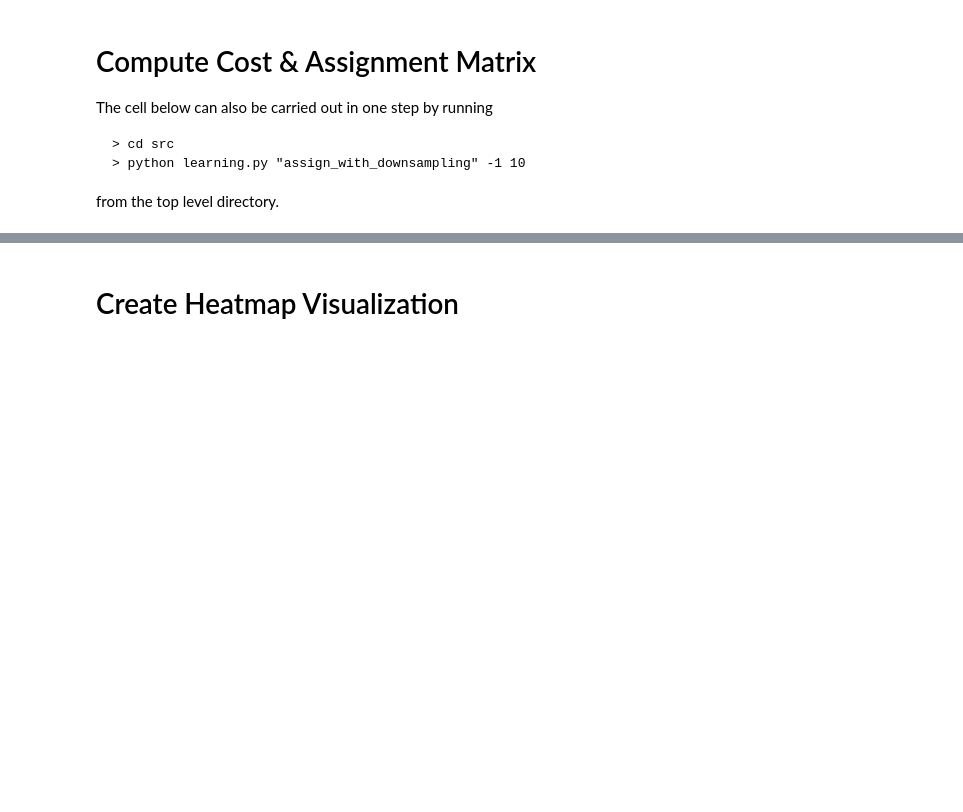
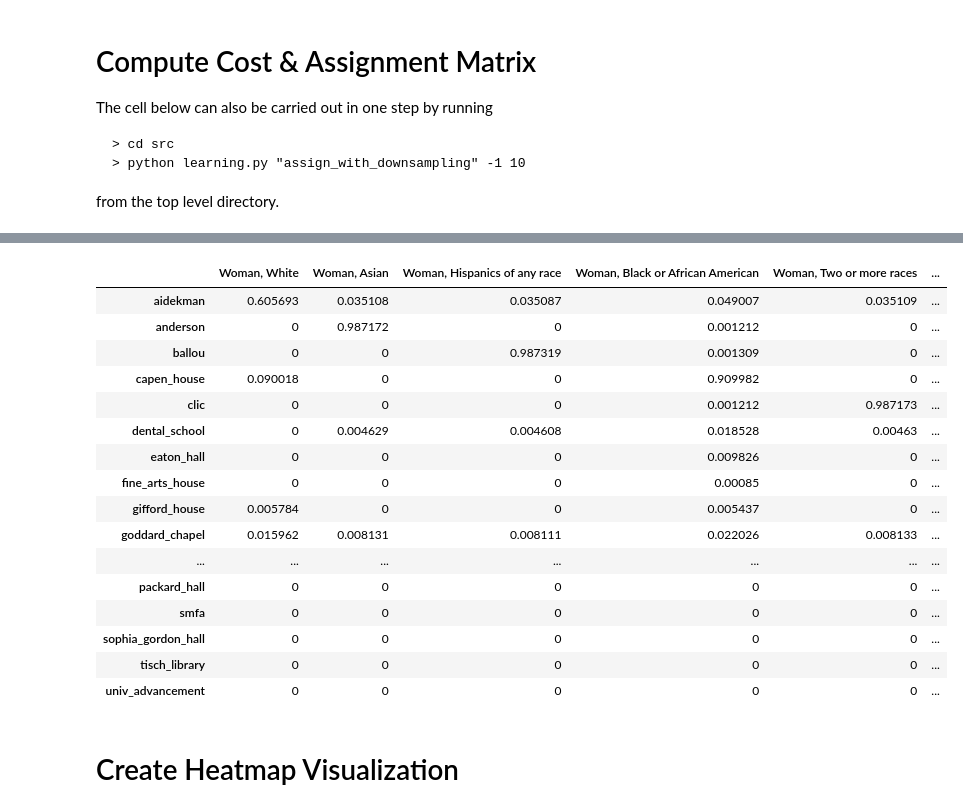
Before and after one commit to annahaensch/OpArt_Curation_Tool, a Jupyter notebook: notebooks/demo_notebook.ipynb, the cells around one changed output, grey strips where cells are left out. Cells and saved outputs as stored; diff of their text form; code cells hidden in the pictures; blank space fills up the shorter version.

```diff
--- a/notebooks/demo_notebook.ipynb
+++ b/notebooks/demo_notebook.ipynb
@@ -94,18 +162,31 @@ cost_df
 # %%
-# Get art capacity_df
-art_capacity_df = sc.get_art_capacity_with_downsampling(art_df)
-
-# Reduce cost df to remove duplicate columns.
-art_capacity = art_capacity_df["capacity"].values.reshape(-1,1)
-cost_df = cost_df.loc[:,art_capacity_df["original_index"].values]
-
 P = sc.learn_optimal_assignment(cost_df,
                              building_capacity,
-                             art_capacity,
-                             lam = 10) # lambda, you can change this.
+                             art_capacity_df["capacity"].values,
+                             lam = 100) # lambda, you can change this.
 
 # Convert the assignment array to a dataframe for readability.
 assignment_df = pd.DataFrame(P, index = cost_df.index,
-                  columns = art_capacity_df["tuples"].values)
+                  columns = art_capacity_df["string"].values)
+
+assignment_df
+# %% [output]
+|  | Woman, White | Woman, Asian | Woman, Hispanics of any race | Woman, Black or African American | Woman, Two or more races | ... |
+| aidekman | 0.605693 | 0.035108 | 0.035087 | 0.049007 | 0.035109 | ... |
+| anderson | 0 | 0.987172 | 0 | 0.001212 | 0 | ... |
+| ballou | 0 | 0 | 0.987319 | 0.001309 | 0 | ... |
+| capen_house | 0.090018 | 0 | 0 | 0.909982 | 0 | ... |
+| clic | 0 | 0 | 0 | 0.001212 | 0.987173 | ... |
+| dental_school | 0 | 0.004629 | 0.004608 | 0.018528 | 0.00463 | ... |
+| eaton_hall | 0 | 0 | 0 | 0.009826 | 0 | ... |
+| fine_arts_house | 0 | 0 | 0 | 0.00085 | 0 | ... |
+| gifford_house | 0.005784 | 0 | 0 | 0.005437 | 0 | ... |
+| goddard_chapel | 0.015962 | 0.008131 | 0.008111 | 0.022026 | 0.008133 | ... |
+| ... | ... | ... | ... | ... | ... | ... |
+| packard_hall | 0 | 0 | 0 | 0 | 0 | ... |
+| smfa | 0 | 0 | 0 | 0 | 0 | ... |
+| sophia_gordon_hall | 0 | 0 | 0 | 0 | 0 | ... |
+| tisch_library | 0 | 0 | 0 | 0 | 0 | ... |
+| univ_advancement | 0 | 0 | 0 | 0 | 0 | ... |
 # %% [markdown]
 # Create Heatmap Visualization
```
Also changed, not shown: parts of 8 cells of this notebook.
